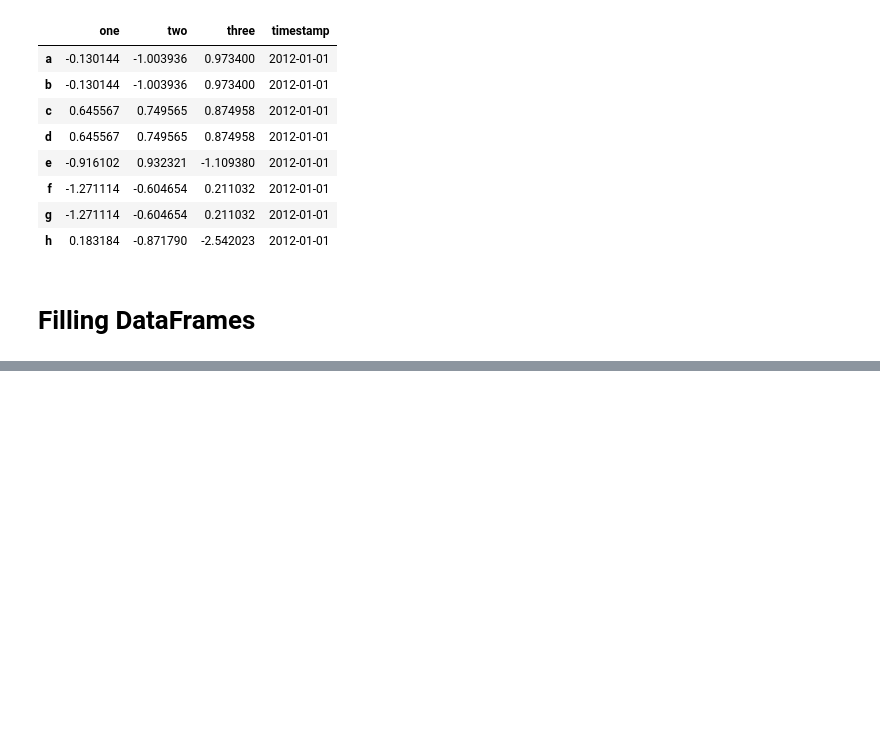
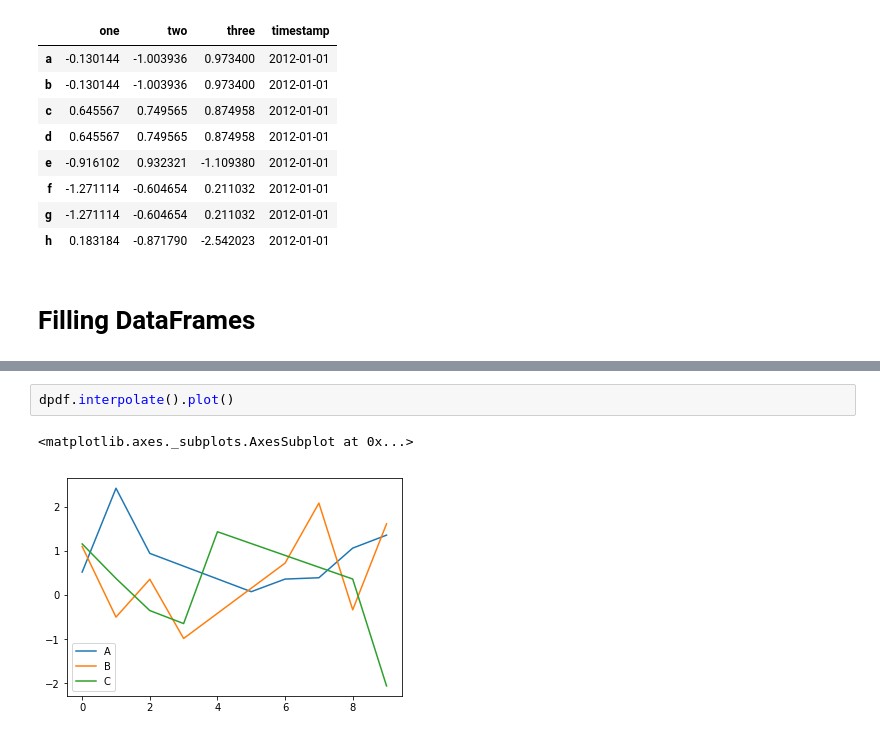
Before and after one commit to philipsales/pandas-jupterlab, a Jupyter notebook: DataStructures/MissingData.ipynb, the cells around one changed output, grey strips where cells are left out. Drawn from its saved outputs; the diff is of its cells as text; blank space fills up the shorter version.

```diff
--- a/DataStructures/MissingData.ipynb
+++ b/DataStructures/MissingData.ipynb
@@ -248,0 +372,5 @@ dff
+# %%
+dpdf.interpolate().plot()
+# %% [output]
+<matplotlib.axes._subplots.AxesSubplot at 0x...>
+[figure, added]
```
Also changed, not shown: parts of 34 cells of this notebook, 3 other files.
